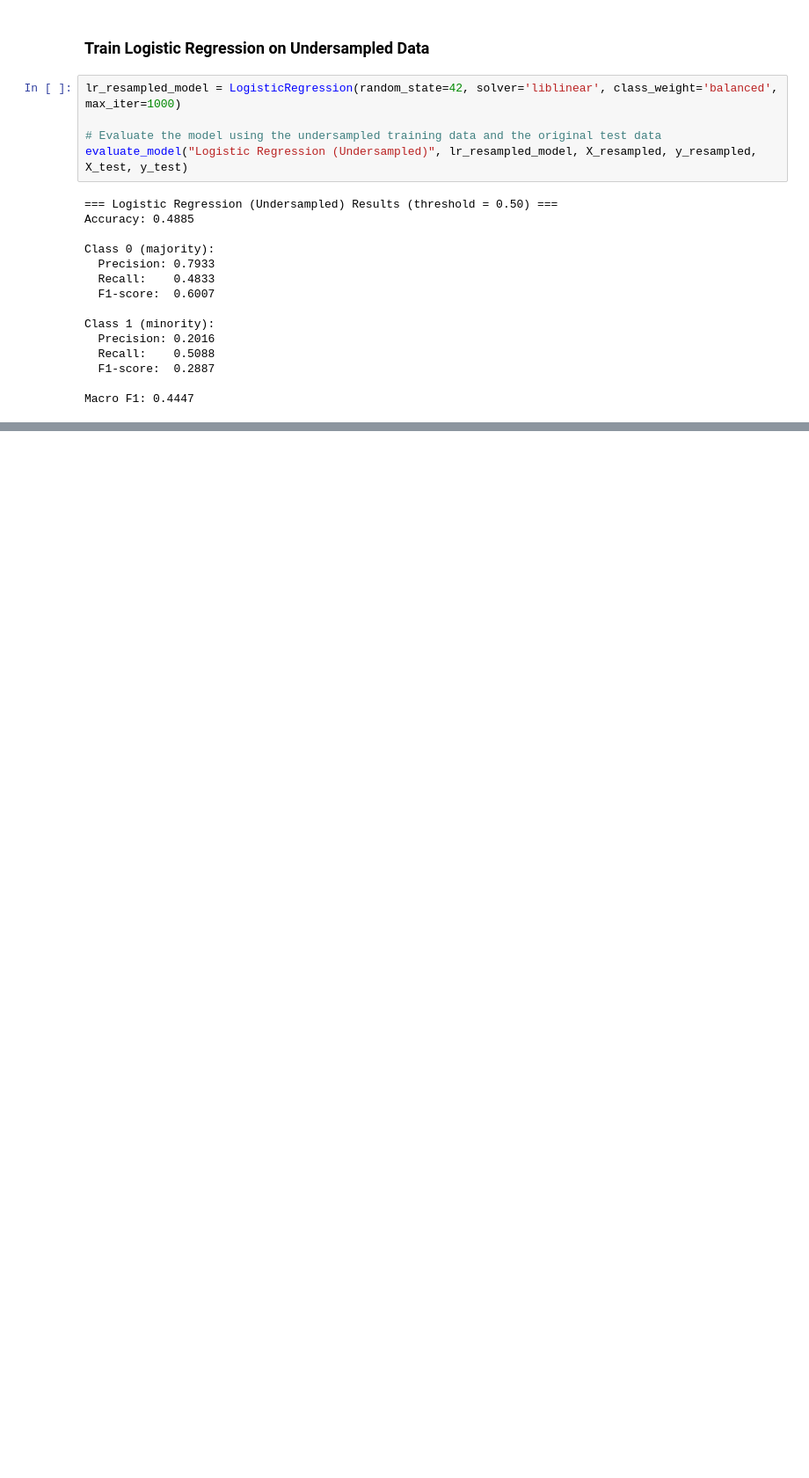
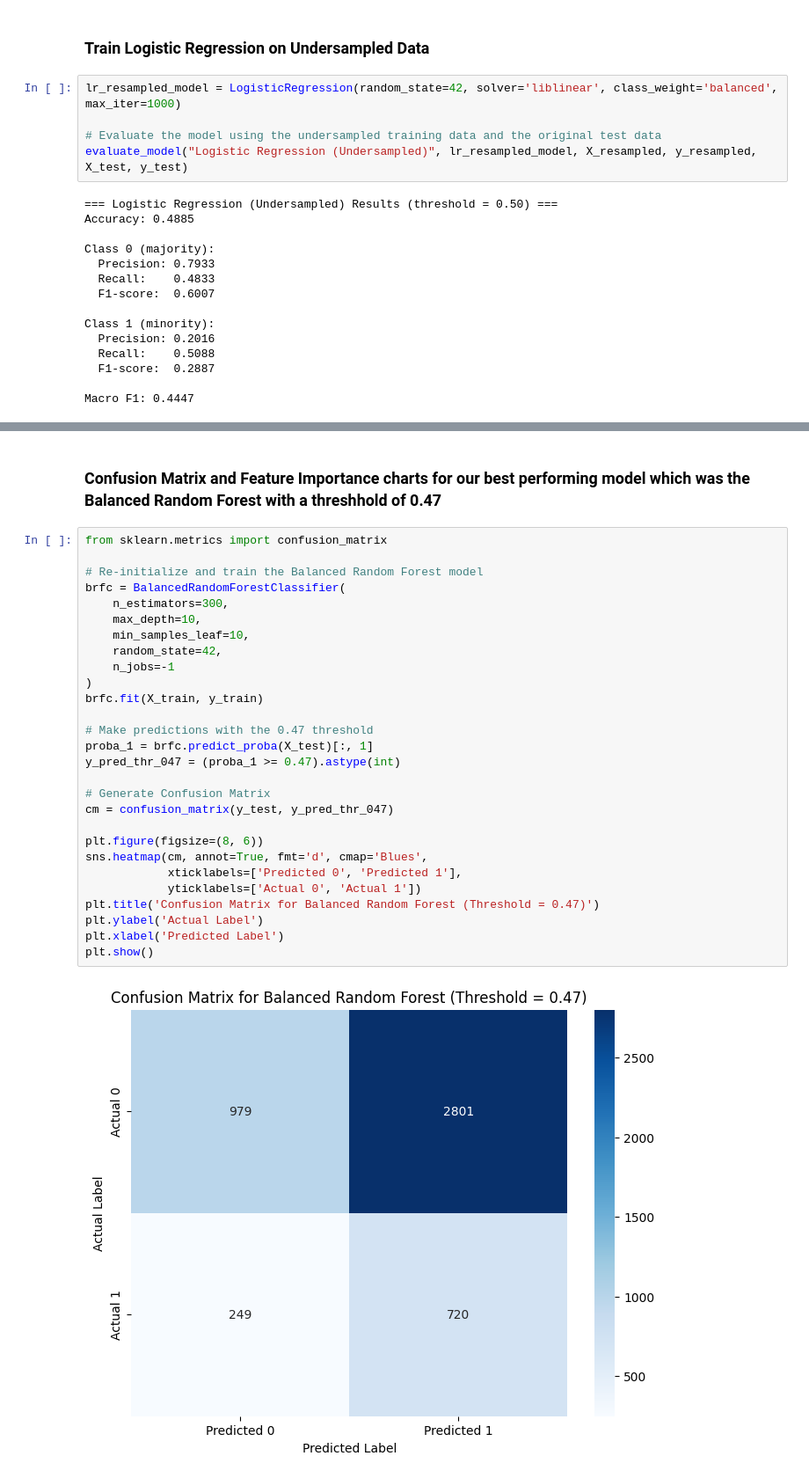
Before and after one commit to p4triko/Microtransaction-Prediction-IDS25, a Jupyter notebook: Project_B10_Predict_Microtransaction.ipynb, the cells around one changed output, grey strips where cells are left out. Shown: that part at 88% size. Drawn from its saved outputs; the diff is of its cells as text; blank space fills up the shorter version.

```diff
--- a/Project_B10_Predict_Microtransaction.ipynb
+++ b/Project_B10_Predict_Microtransaction.ipynb
@@ -773,0 +863,32 @@ Macro F1: 0.4447
+# %% [markdown]
+### Confusion Matrix and Feature Importance charts for our best performing model which was the Balanced Random Forest with a threshhold of 0.47
+# %%
+from sklearn.metrics import confusion_matrix
+
+# Re-initialize and train the Balanced Random Forest model
+brfc = BalancedRandomForestClassifier(
+    n_estimators=300,
+    max_depth=10,
+    min_samples_leaf=10,
+    random_state=42,
+    n_jobs=-1
+)
+brfc.fit(X_train, y_train)
+
+# Make predictions with the 0.47 threshold
+proba_1 = brfc.predict_proba(X_test)[:, 1]
+y_pred_thr_047 = (proba_1 >= 0.47).astype(int)
+
+# Generate Confusion Matrix
+cm = confusion_matrix(y_test, y_pred_thr_047)
+
+plt.figure(figsize=(8, 6))
+sns.heatmap(cm, annot=True, fmt='d', cmap='Blues',
+            xticklabels=['Predicted 0', 'Predicted 1'],
+            yticklabels=['Actual 0', 'Actual 1'])
+plt.title('Confusion Matrix for Balanced Random Forest (Threshold = 0.47)')
+plt.ylabel('Actual Label')
+plt.xlabel('Predicted Label')
+plt.show()
+# %% [output]
+[figure, added]
```
Also changed, not shown: parts of 9 cells of this notebook.
